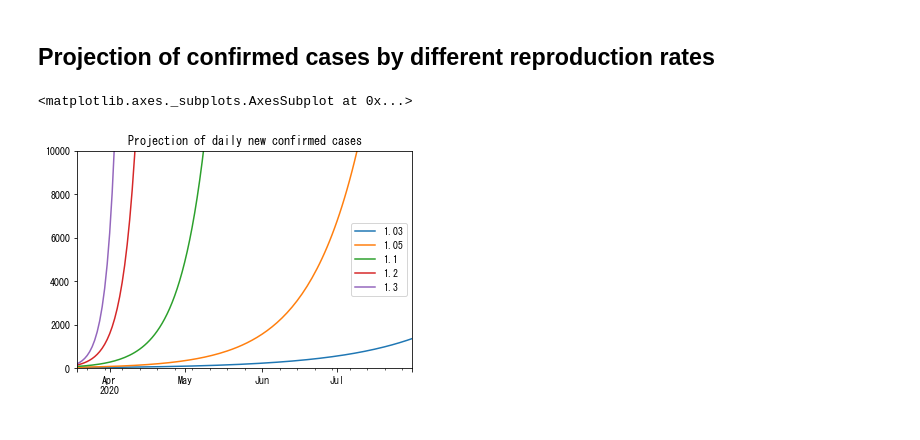
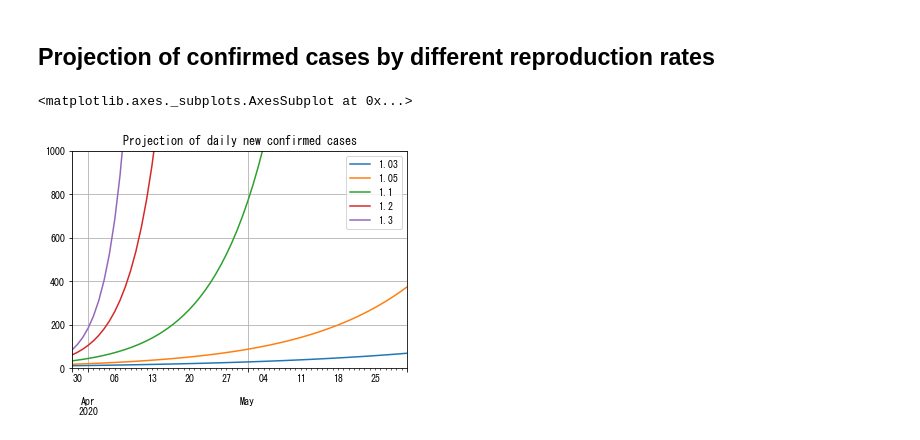
Before and after one commit to personal-hm2/coronavirus_model, a Jupyter notebook: COVID-19 Plot.ipynb, the cells around one changed output. Drawn from its saved outputs; the diff is of its cells as text; code cells hidden in the pictures.

```diff
--- a/COVID-19 Plot.ipynb
+++ b/COVID-19 Plot.ipynb
@@ -104,22 +186,22 @@ len= 866
 # %%
 %matplotlib inline
 import pandas as pd
 import matplotlib.pyplot as plt
 import numpy as np
 
-start_date = "2020/03/19"
-end_date = "2020/07/31"
-I0 = 889
+start_date = "2020/03/29"
+end_date = "2020/05/31"
+I0 = 362
 reproduction_rates = np.array([1.03, 1.05, 1.1, 1.2, 1.3])
 
 dates = pd.date_range(start_date, end_date)
 c = np.zeros((len(dates), len(reproduction_rates)))
 for i in range(len(reproduction_rates)):
     c[:,i] = reproduction_rates[i] ** (np.arange(len(dates)) - 1) * I0 * (reproduction_rates[i] - 1)
 
 
 sim = pd.DataFrame(c, index=dates, columns=reproduction_rates)
-sim.plot(ylim=[0, 10000], title="Projection of daily new confirmed cases")
+sim.plot(ylim=[0, 1000], title="Projection of daily new confirmed cases", grid=True)
 # %% [output]
 <matplotlib.axes._subplots.AxesSubplot at 0x...>
-[figure, old version]
+[figure, new version]
```
Also changed, not shown: parts of 9 cells of this notebook.
